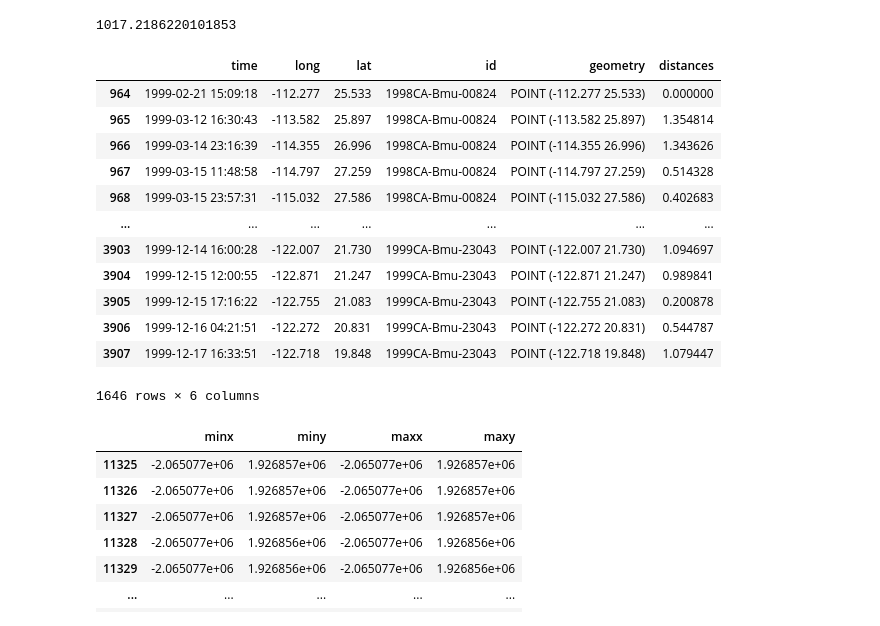
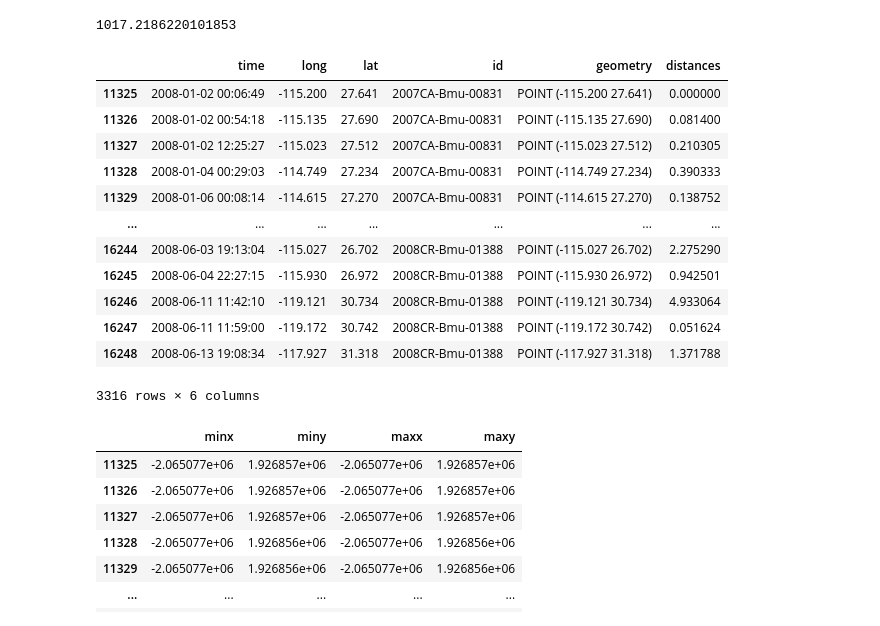
Before and after one commit to alyghanson/migration, a Jupyter notebook: whales/extent.ipynb, the cells around one changed output. Saved outputs shown, nothing was run; the diff lists cells and outputs as text; code cells hidden in the pictures.

```diff
--- a/whales/extent.ipynb
+++ b/whales/extent.ipynb
@@ -190,21 +190,21 @@ change
 # %% [output]
 1017.2186220101853
 # %%
-w1999.sort_values(['id', 'time'])
+w2008.sort_values(['id', 'time'])
 # %% [output]
 |  | time | long | lat | id | geometry | distances |
-| 964 | 1999-02-21 15:09:18 | -112.277 | 25.533 | 1998CA-Bmu-00824 | POINT (-112.277 25.533) | 0.000000 |
-| 965 | 1999-03-12 16:30:43 | -113.582 | 25.897 | 1998CA-Bmu-00824 | POINT (-113.582 25.897) | 1.354814 |
-| 966 | 1999-03-14 23:16:39 | -114.355 | 26.996 | 1998CA-Bmu-00824 | POINT (-114.355 26.996) | 1.343626 |
-| 967 | 1999-03-15 11:48:58 | -114.797 | 27.259 | 1998CA-Bmu-00824 | POINT (-114.797 27.259) | 0.514328 |
-| 968 | 1999-03-15 23:57:31 | -115.032 | 27.586 | 1998CA-Bmu-00824 | POINT (-115.032 27.586) | 0.402683 |
+| 11325 | 2008-01-02 00:06:49 | -115.200 | 27.641 | 2007CA-Bmu-00831 | POINT (-115.200 27.641) | 0.000000 |
+| 11326 | 2008-01-02 00:54:18 | -115.135 | 27.690 | 2007CA-Bmu-00831 | POINT (-115.135 27.690) | 0.081400 |
+| 11327 | 2008-01-02 12:25:27 | -115.023 | 27.512 | 2007CA-Bmu-00831 | POINT (-115.023 27.512) | 0.210305 |
+| 11328 | 2008-01-04 00:29:03 | -114.749 | 27.234 | 2007CA-Bmu-00831 | POINT (-114.749 27.234) | 0.390333 |
+| 11329 | 2008-01-06 00:08:14 | -114.615 | 27.270 | 2007CA-Bmu-00831 | POINT (-114.615 27.270) | 0.138752 |
 | ... | ... | ... | ... | ... | ... | ... |
-| 3903 | 1999-12-14 16:00:28 | -122.007 | 21.730 | 1999CA-Bmu-23043 | POINT (-122.007 21.730) | 1.094697 |
-| 3904 | 1999-12-15 12:00:55 | -122.871 | 21.247 | 1999CA-Bmu-23043 | POINT (-122.871 21.247) | 0.989841 |
-| 3905 | 1999-12-15 17:16:22 | -122.755 | 21.083 | 1999CA-Bmu-23043 | POINT (-122.755 21.083) | 0.200878 |
-| 3906 | 1999-12-16 04:21:51 | -122.272 | 20.831 | 1999CA-Bmu-23043 | POINT (-122.272 20.831) | 0.544787 |
-| 3907 | 1999-12-17 16:33:51 | -122.718 | 19.848 | 1999CA-Bmu-23043 | POINT (-122.718 19.848) | 1.079447 |
+| 16244 | 2008-06-03 19:13:04 | -115.027 | 26.702 | 2008CR-Bmu-01388 | POINT (-115.027 26.702) | 2.275290 |
+| 16245 | 2008-06-04 22:27:15 | -115.930 | 26.972 | 2008CR-Bmu-01388 | POINT (-115.930 26.972) | 0.942501 |
+| 16246 | 2008-06-11 11:42:10 | -119.121 | 30.734 | 2008CR-Bmu-01388 | POINT (-119.121 30.734) | 4.933064 |
+| 16247 | 2008-06-11 11:59:00 | -119.172 | 30.742 | 2008CR-Bmu-01388 | POINT (-119.172 30.742) | 0.051624 |
+| 16248 | 2008-06-13 19:08:34 | -117.927 | 31.318 | 2008CR-Bmu-01388 | POINT (-117.927 31.318) | 1.371788 |
-1646 rows × 6 columns
+3316 rows × 6 columns
 # %%
 mw2008 = w2008.to_crs('EPSG:5070')
 mw2008.bounds
```
Also changed, not shown: parts of 1 cell of this notebook.
